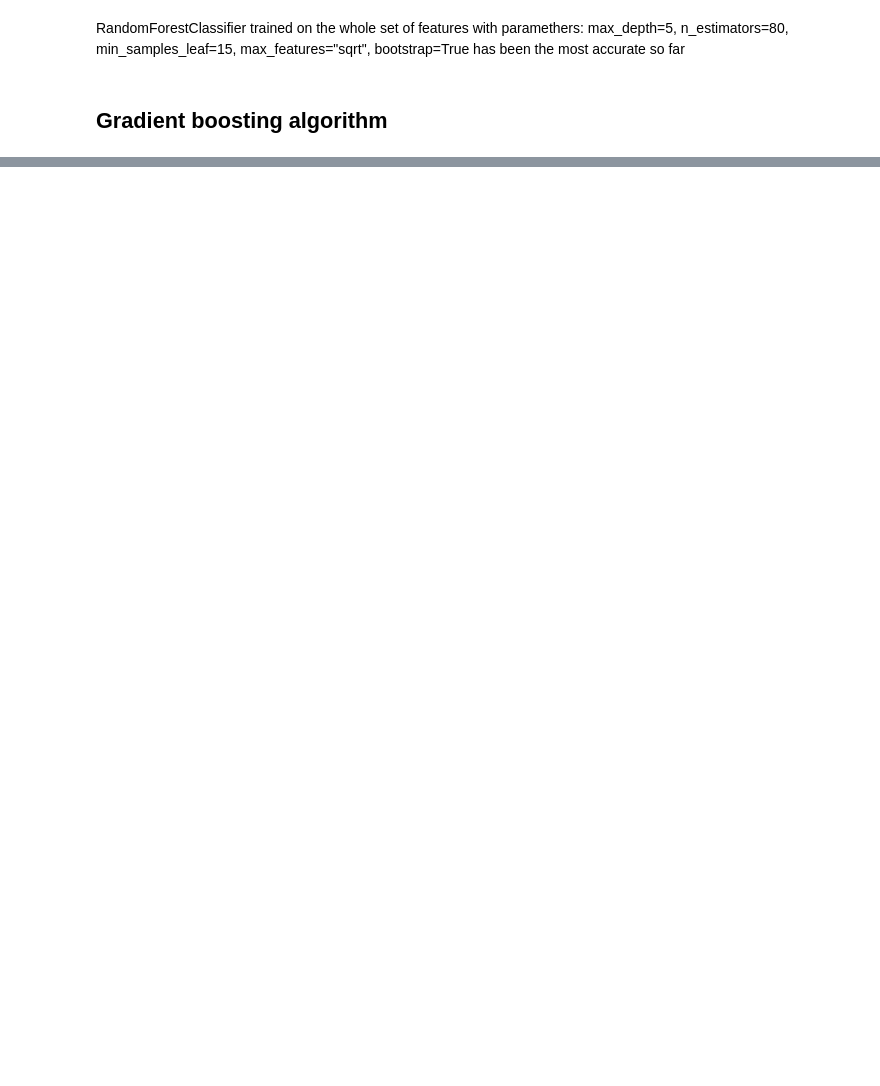
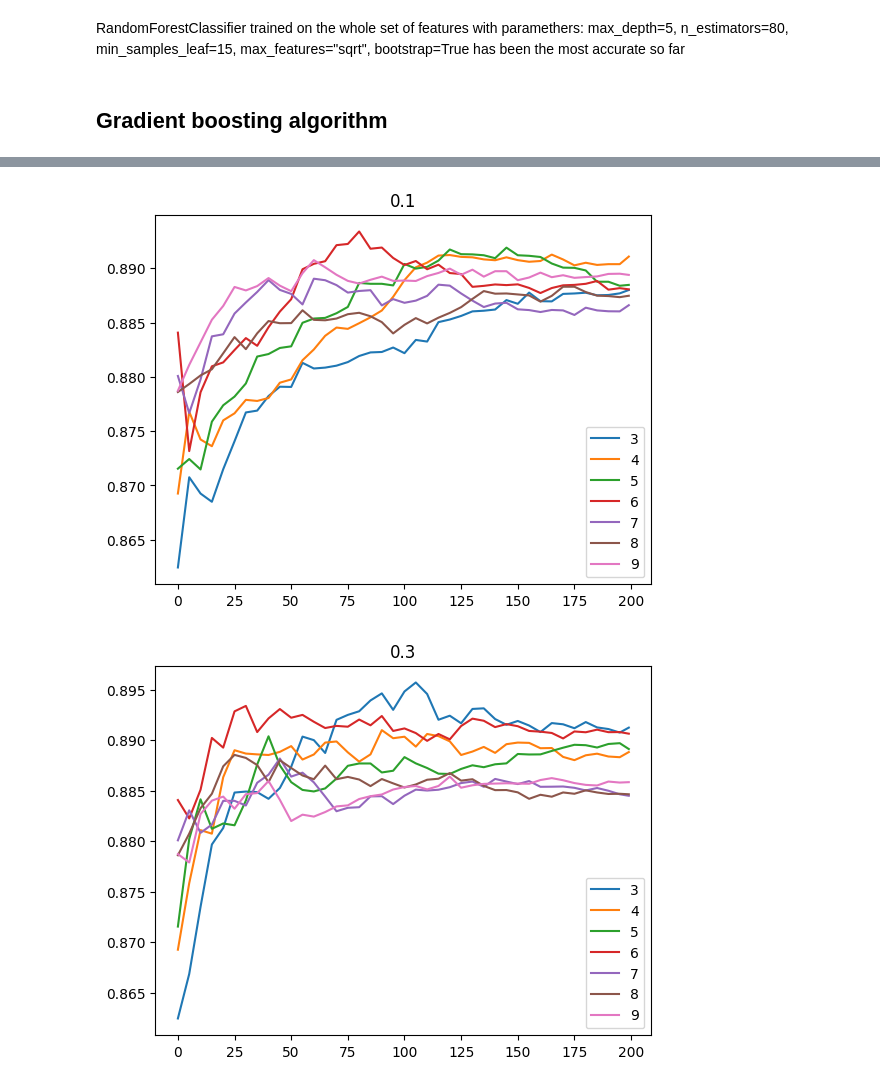
Before and after one commit to KatePril/admission-prediction, a Jupyter notebook: notebook.ipynb, the cells around one changed output, grey strips where cells are left out. Saved outputs shown, nothing was run; the diff lists cells and outputs as text; code cells hidden in the pictures; blank space fills up the shorter version.

```diff
--- a/notebook.ipynb
+++ b/notebook.ipynb
@@ -850,0 +950,16 @@ RandomForestClassifier trained on the whole set of features with paramethers: ma
+# %%
+for eta in [0.1, 0.3]:
+    for depth in range(3, 10):
+        xgb_params = get_xgb_params(eta=eta, max_depth=depth)
+        with io.StringIO() as buf, redirect_stdout(buf):
+            model_full = xgb.train(xgb_params, dtrain_full, num_boost_round=200,
+                                           verbose_eval=5, evals=watchlist_full)
+            output = buf.getvalue()
+        data_score = parse_xgb_res(output)
+        plt.plot(data_score.iter, data_score.val_auc, label=f'{depth}')
+    plt.legend()
+    plt.title(eta)
+    plt.show()
+# %% [output]
+[figure, added]
+[figure, added]
```
Also changed, not shown: parts of 64 cells of this notebook.
